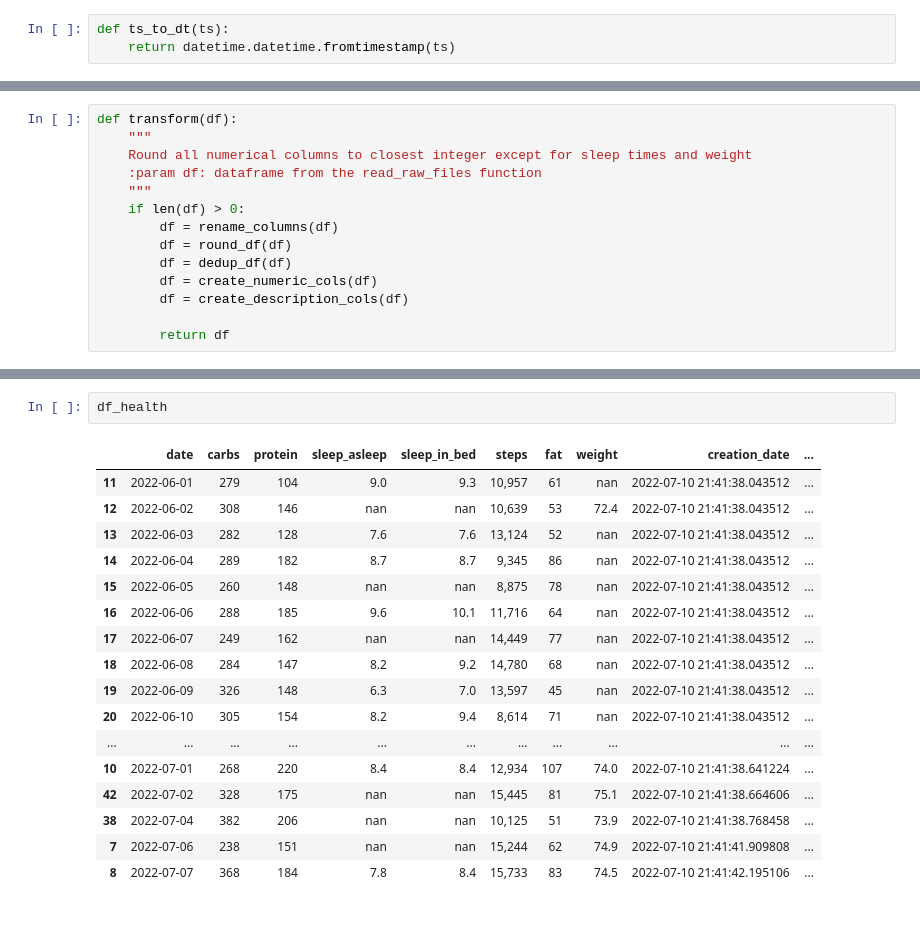
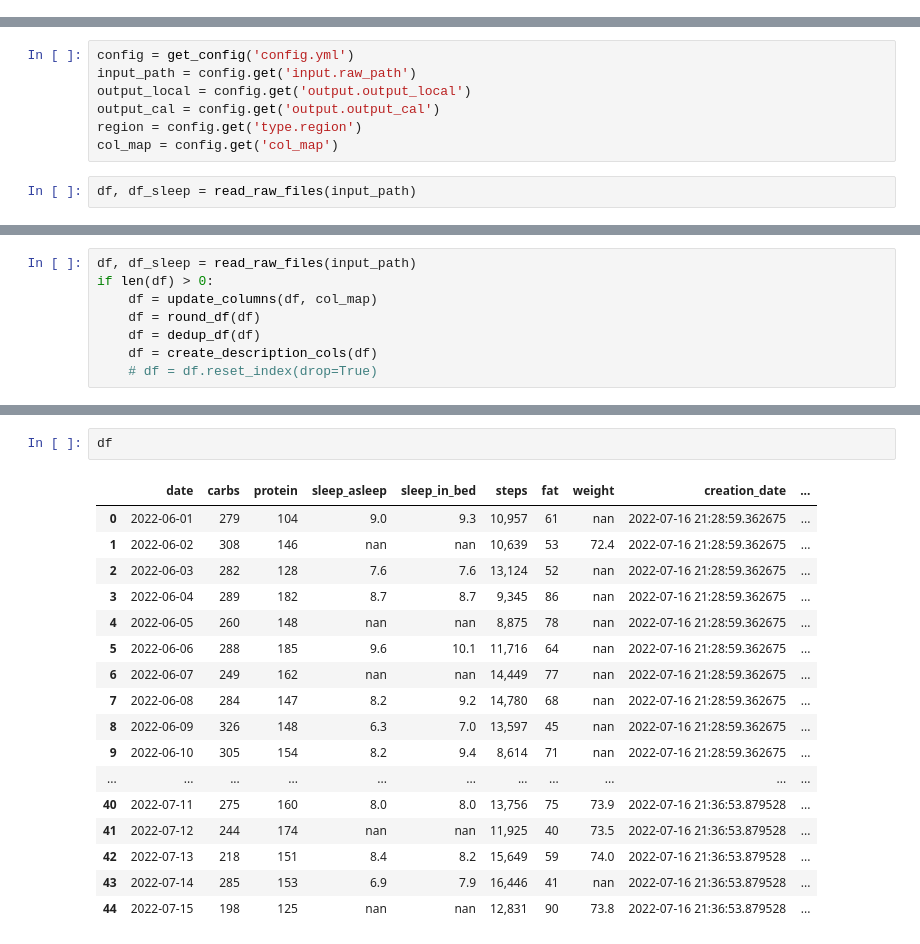
Before and after one commit to namtonthat/apple-health-data, a Jupyter notebook: apple-health.ipynb, the cells around one changed output, grey strips where cells are left out. Saved outputs shown, nothing was run; the diff lists cells and outputs as text.

```diff
--- a/apple-health.ipynb
+++ b/apple-health.ipynb
@@ -16,3 +11,0 @@ df_event_activity.drop_duplicates(subset = ['date', 'description'], keep = 'last
-# %%
-def ts_to_dt(ts):
-    return datetime.datetime.fromtimestamp(ts)
@@ -168,0 +61,9 @@ def generate_calendar(df, **kwargs):
+# %%
+config = get_config('config.yml')
+input_path = config.get('input.raw_path')
+output_local = config.get('output.output_local')
+output_cal = config.get('output.output_cal')
+region = config.get('type.region')
+col_map = config.get('col_map')
+# %%
+df, df_sleep = read_raw_files(input_path)
@@ -169,14 +165,8 @@ def generate_calendar(df, **kwargs):
 # %%
-def transform(df):
-    """
-    Round all numerical columns to closest integer except for sleep times and weight
-    :param df: dataframe from the read_raw_files function
-    """
-    if len(df) > 0:
-        df = rename_columns(df)
-        df = round_df(df)
-        df = dedup_df(df)
-        df = create_numeric_cols(df)
-        df = create_description_cols(df)
-
-        return df
+df, df_sleep = read_raw_files(input_path)
+if len(df) > 0:
+    df = update_columns(df, col_map)
+    df = round_df(df)
+    df = dedup_df(df)
+    df = create_description_cols(df)
+    # df = df.reset_index(drop=True)
@@ -490,20 +191,20 @@ Creating description columns
-# %%
-df_health
-# %% [output]
-|  | date | carbs | protein | sleep_asleep | sleep_in_bed | steps | fat | weight | creation_date | ... |
-| 11 | 2022-06-01 | 279 | 104 | 9.0 | 9.3 | 10,957 | 61 | nan | 2022-07-10 21:41:38.043512 | ... |
-| 12 | 2022-06-02 | 308 | 146 | nan | nan | 10,639 | 53 | 72.4 | 2022-07-10 21:41:38.043512 | ... |
-| 13 | 2022-06-03 | 282 | 128 | 7.6 | 7.6 | 13,124 | 52 | nan | 2022-07-10 21:41:38.043512 | ... |
-| 14 | 2022-06-04 | 289 | 182 | 8.7 | 8.7 | 9,345 | 86 | nan | 2022-07-10 21:41:38.043512 | ... |
-| 15 | 2022-06-05 | 260 | 148 | nan | nan | 8,875 | 78 | nan | 2022-07-10 21:41:38.043512 | ... |
-| 16 | 2022-06-06 | 288 | 185 | 9.6 | 10.1 | 11,716 | 64 | nan | 2022-07-10 21:41:38.043512 | ... |
-| 17 | 2022-06-07 | 249 | 162 | nan | nan | 14,449 | 77 | nan | 2022-07-10 21:41:38.043512 | ... |
-| 18 | 2022-06-08 | 284 | 147 | 8.2 | 9.2 | 14,780 | 68 | nan | 2022-07-10 21:41:38.043512 | ... |
-| 19 | 2022-06-09 | 326 | 148 | 6.3 | 7.0 | 13,597 | 45 | nan | 2022-07-10 21:41:38.043512 | ... |
-| 20 | 2022-06-10 | 305 | 154 | 8.2 | 9.4 | 8,614 | 71 | nan | 2022-07-10 21:41:38.043512 | ... |
-| ... | ... | ... | ... | ... | ... | ... | ... | ... | ... | ... |
-| 10 | 2022-07-01 | 268 | 220 | 8.4 | 8.4 | 12,934 | 107 | 74.0 | 2022-07-10 21:41:38.641224 | ... |
-| 42 | 2022-07-02 | 328 | 175 | nan | nan | 15,445 | 81 | 75.1 | 2022-07-10 21:41:38.664606 | ... |
-| 38 | 2022-07-04 | 382 | 206 | nan | nan | 10,125 | 51 | 73.9 | 2022-07-10 21:41:38.768458 | ... |
-| 7 | 2022-07-06 | 238 | 151 | nan | nan | 15,244 | 62 | 74.9 | 2022-07-10 21:41:41.909808 | ... |
-| 8 | 2022-07-07 | 368 | 184 | 7.8 | 8.4 | 15,733 | 83 | 74.5 | 2022-07-10 21:41:42.195106 | ... |
+# %%
+df
+# %% [output]
+|  | date | carbs | protein | sleep_asleep | sleep_in_bed | steps | fat | weight | creation_date | ... |
+| 0 | 2022-06-01 | 279 | 104 | 9.0 | 9.3 | 10,957 | 61 | nan | 2022-07-16 21:28:59.362675 | ... |
+| 1 | 2022-06-02 | 308 | 146 | nan | nan | 10,639 | 53 | 72.4 | 2022-07-16 21:28:59.362675 | ... |
+| 2 | 2022-06-03 | 282 | 128 | 7.6 | 7.6 | 13,124 | 52 | nan | 2022-07-16 21:28:59.362675 | ... |
+| 3 | 2022-06-04 | 289 | 182 | 8.7 | 8.7 | 9,345 | 86 | nan | 2022-07-16 21:28:59.362675 | ... |
+| 4 | 2022-06-05 | 260 | 148 | nan | nan | 8,875 | 78 | nan | 2022-07-16 21:28:59.362675 | ... |
+| 5 | 2022-06-06 | 288 | 185 | 9.6 | 10.1 | 11,716 | 64 | nan | 2022-07-16 21:28:59.362675 | ... |
+| 6 | 2022-06-07 | 249 | 162 | nan | nan | 14,449 | 77 | nan | 2022-07-16 21:28:59.362675 | ... |
+| 7 | 2022-06-08 | 284 | 147 | 8.2 | 9.2 | 14,780 | 68 | nan | 2022-07-16 21:28:59.362675 | ... |
+| 8 | 2022-06-09 | 326 | 148 | 6.3 | 7.0 | 13,597 | 45 | nan | 2022-07-16 21:28:59.362675 | ... |
+| 9 | 2022-06-10 | 305 | 154 | 8.2 | 9.4 | 8,614 | 71 | nan | 2022-07-16 21:28:59.362675 | ... |
+| ... | ... | ... | ... | ... | ... | ... | ... | ... | ... | ... |
+| 40 | 2022-07-11 | 275 | 160 | 8.0 | 8.0 | 13,756 | 75 | 73.9 | 2022-07-16 21:36:53.879528 | ... |
+| 41 | 2022-07-12 | 244 | 174 | nan | nan | 11,925 | 40 | 73.5 | 2022-07-16 21:36:53.879528 | ... |
+| 42 | 2022-07-13 | 218 | 151 | 8.4 | 8.2 | 15,649 | 59 | 74.0 | 2022-07-16 21:36:53.879528 | ... |
+| 43 | 2022-07-14 | 285 | 153 | 6.9 | 7.9 | 16,446 | 41 | nan | 2022-07-16 21:36:53.879528 | ... |
+| 44 | 2022-07-15 | 198 | 125 | nan | nan | 12,831 | 90 | 73.8 | 2022-07-16 21:36:53.879528 | ... |
```
Also changed, not shown: parts of 31 cells of this notebook, 2 other files.
